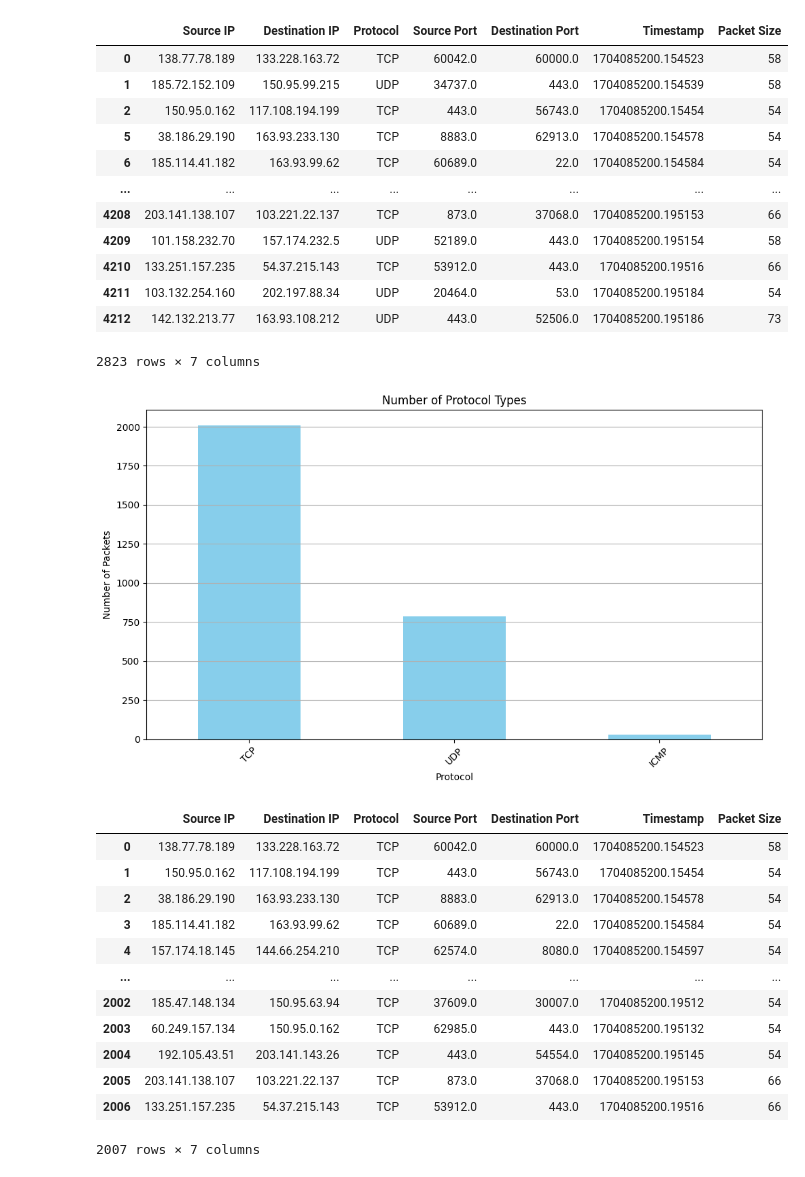
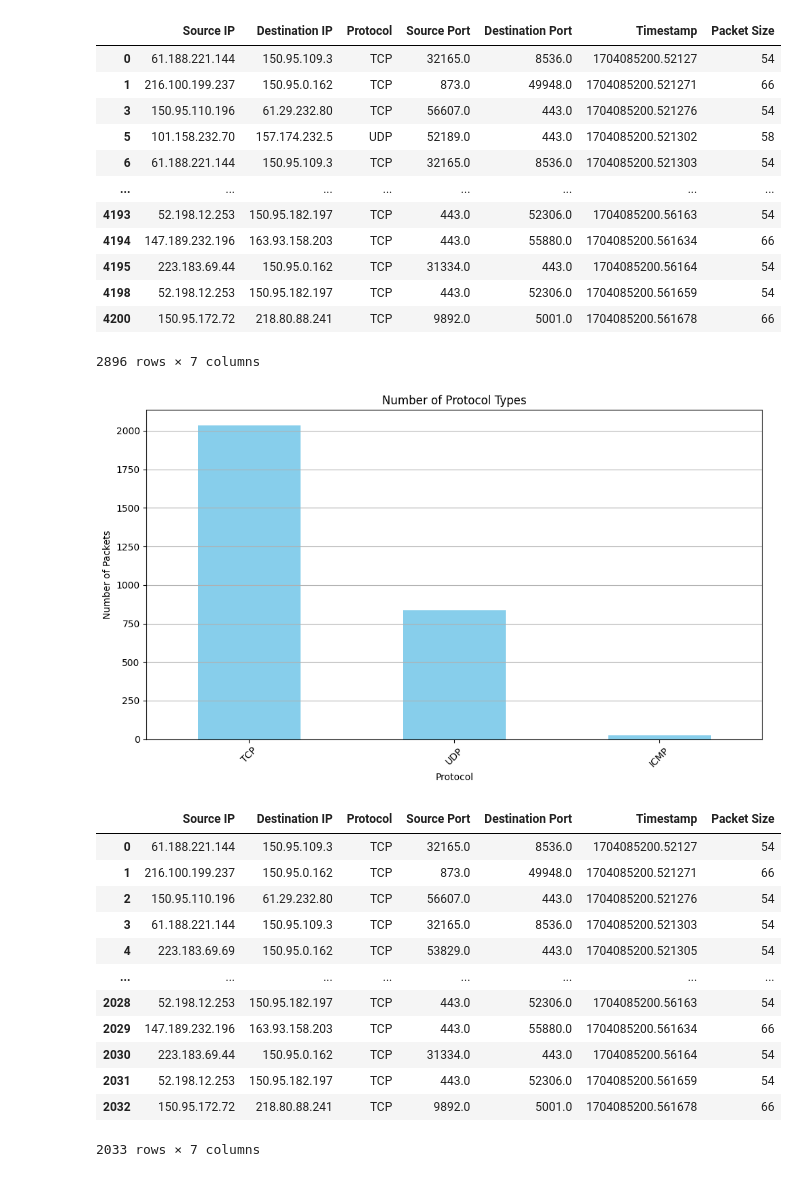
Before and after one commit to yaoyanglee/network-prediction, a Jupyter notebook: datavis.ipynb, the cells around one changed output. Cells and saved outputs as stored; diff of their text form; code cells hidden in the pictures.

```diff
--- a/datavis.ipynb
+++ b/datavis.ipynb
@@ -1,11 +11,6 @@
 # %%
-import pandas as pd
-from scapy.all import rdpcap
-import matplotlib.pyplot as plt
-import numpy as np
-
 # Read PCAP file using Scapy
-packets = rdpcap('data/pcap/2024-dataset1/2024data_00000_20240101120000')
+packets = rdpcap(r"data\pcap\2024-dataset1\2024data1_00009_20240101130000.pcap")
 
 # Extract packet information
 packet_data = []
@@ -20,45 +25,45 @@ for packet in packets:
                 'Destination IP': ip_layer.dst,
                 'Protocol': ip_layer.payload.name,
                 'Source Port': transport_layer.sport if hasattr(transport_layer, 'sport') else None,
                 'Destination Port': transport_layer.dport if hasattr(transport_layer, 'dport') else None,
                 'Timestamp': packet.time,
                 'Packet Size': len(packet)
             }
             packet_data.append(packet_info)
 
         except IndexError:
             packet_info = {
                 'Source IP': ip_layer.src,
                 'Destination IP': ip_layer.dst,
                 'Protocol': ip_layer.payload.name,
                 'Source Port': None,
                 'Destination Port': None,
                 'Timestamp': packet.time,
                 'Packet Size': len(packet)
             }
             packet_data.append(packet_info)
 
 # Convert to Pandas DataFrame
 df = pd.DataFrame(packet_data)
 
 # Drop rows with NaN or None values
 df_cleaned = df.dropna()
 
 df_cleaned
 # %% [output]
 |  | Source IP | Destination IP | Protocol | Source Port | Destination Port | Timestamp | Packet Size |
-| 0 | 138.77.78.189 | 133.228.163.72 | TCP | 60042.0 | 60000.0 | 1704085200.154523 | 58 |
-| 1 | 185.72.152.109 | 150.95.99.215 | UDP | 34737.0 | 443.0 | 1704085200.154539 | 58 |
-| 2 | 150.95.0.162 | 117.108.194.199 | TCP | 443.0 | 56743.0 | 1704085200.15454 | 54 |
-| 5 | 38.186.29.190 | 163.93.233.130 | TCP | 8883.0 | 62913.0 | 1704085200.154578 | 54 |
-| 6 | 185.114.41.182 | 163.93.99.62 | TCP | 60689.0 | 22.0 | 1704085200.154584 | 54 |
+| 0 | 61.188.221.144 | 150.95.109.3 | TCP | 32165.0 | 8536.0 | 1704085200.52127 | 54 |
+| 1 | 216.100.199.237 | 150.95.0.162 | TCP | 873.0 | 49948.0 | 1704085200.521271 | 66 |
+| 3 | 150.95.110.196 | 61.29.232.80 | TCP | 56607.0 | 443.0 | 1704085200.521276 | 54 |
+| 5 | 101.158.232.70 | 157.174.232.5 | UDP | 52189.0 | 443.0 | 1704085200.521302 | 58 |
+| 6 | 61.188.221.144 | 150.95.109.3 | TCP | 32165.0 | 8536.0 | 1704085200.521303 | 54 |
 | ... | ... | ... | ... | ... | ... | ... | ... |
-| 4208 | 203.141.138.107 | 103.221.22.137 | TCP | 873.0 | 37068.0 | 1704085200.195153 | 66 |
-| 4209 | 101.158.232.70 | 157.174.232.5 | UDP | 52189.0 | 443.0 | 1704085200.195154 | 58 |
-| 4210 | 133.251.157.235 | 54.37.215.143 | TCP | 53912.0 | 443.0 | 1704085200.19516 | 66 |
-| 4211 | 103.132.254.160 | 202.197.88.34 | UDP | 20464.0 | 53.0 | 1704085200.195184 | 54 |
-| 4212 | 142.132.213.77 | 163.93.108.212 | UDP | 443.0 | 52506.0 | 1704085200.195186 | 73 |
+| 4193 | 52.198.12.253 | 150.95.182.197 | TCP | 443.0 | 52306.0 | 1704085200.56163 | 54 |
+| 4194 | 147.189.232.196 | 163.93.158.203 | TCP | 443.0 | 55880.0 | 1704085200.561634 | 66 |
+| 4195 | 223.183.69.44 | 150.95.0.162 | TCP | 31334.0 | 443.0 | 1704085200.56164 | 54 |
+| 4198 | 52.198.12.253 | 150.95.182.197 | TCP | 443.0 | 52306.0 | 1704085200.561659 | 54 |
+| 4200 | 150.95.172.72 | 218.80.88.241 | TCP | 9892.0 | 5001.0 | 1704085200.561678 | 66 |
-2823 rows × 7 columns
+2896 rows × 7 columns
 # %%
 # Visualizing the number of packets of each protocol type
 
@@ -76,7 +81,7 @@ plt.grid(axis='y')
 plt.tight_layout()
 plt.show()
 # %% [output]
-[figure, old version]
+[figure, new version]
 # %%
 # Extracting only the TCP packets
 tcp_df = df_cleaned[df_cleaned['Protocol'] == 'TCP']
@@ -85,18 +90,18 @@ tcp_df = tcp_df.reset_index(drop=True)
 tcp_df
 # %% [output]
 |  | Source IP | Destination IP | Protocol | Source Port | Destination Port | Timestamp | Packet Size |
-| 0 | 138.77.78.189 | 133.228.163.72 | TCP | 60042.0 | 60000.0 | 1704085200.154523 | 58 |
-| 1 | 150.95.0.162 | 117.108.194.199 | TCP | 443.0 | 56743.0 | 1704085200.15454 | 54 |
-| 2 | 38.186.29.190 | 163.93.233.130 | TCP | 8883.0 | 62913.0 | 1704085200.154578 | 54 |
-| 3 | 185.114.41.182 | 163.93.99.62 | TCP | 60689.0 | 22.0 | 1704085200.154584 | 54 |
-| 4 | 157.174.18.145 | 144.66.254.210 | TCP | 62574.0 | 8080.0 | 1704085200.154597 | 54 |
+| 0 | 61.188.221.144 | 150.95.109.3 | TCP | 32165.0 | 8536.0 | 1704085200.52127 | 54 |
+| 1 | 216.100.199.237 | 150.95.0.162 | TCP | 873.0 | 49948.0 | 1704085200.521271 | 66 |
+| 2 | 150.95.110.196 | 61.29.232.80 | TCP | 56607.0 | 443.0 | 1704085200.521276 | 54 |
+| 3 | 61.188.221.144 | 150.95.109.3 | TCP | 32165.0 | 8536.0 | 1704085200.521303 | 54 |
+| 4 | 223.183.69.69 | 150.95.0.162 | TCP | 53829.0 | 443.0 | 1704085200.521305 | 54 |
 | ... | ... | ... | ... | ... | ... | ... | ... |
-| 2002 | 185.47.148.134 | 150.95.63.94 | TCP | 37609.0 | 30007.0 | 1704085200.19512 | 54 |
-| 2003 | 60.249.157.134 | 150.95.0.162 | TCP | 62985.0 | 443.0 | 1704085200.195132 | 54 |
-| 2004 | 192.105.43.51 | 203.141.143.26 | TCP | 443.0 | 54554.0 | 1704085200.195145 | 54 |
-| 2005 | 203.141.138.107 | 103.221.22.137 | TCP | 873.0 | 37068.0 | 1704085200.195153 | 66 |
-| 2006 | 133.251.157.235 | 54.37.215.143 | TCP | 53912.0 | 443.0 | 1704085200.19516 | 66 |
+| 2028 | 52.198.12.253 | 150.95.182.197 | TCP | 443.0 | 52306.0 | 1704085200.56163 | 54 |
+| 2029 | 147.189.232.196 | 163.93.158.203 | TCP | 443.0 | 55880.0 | 1704085200.561634 | 66 |
+| 2030 | 223.183.69.44 | 150.95.0.162 | TCP | 31334.0 | 443.0 | 1704085200.56164 | 54 |
+| 2031 | 52.198.12.253 | 150.95.182.197 | TCP | 443.0 | 52306.0 | 1704085200.561659 | 54 |
+| 2032 | 150.95.172.72 | 218.80.88.241 | TCP | 9892.0 | 5001.0 | 1704085200.561678 | 66 |
-2007 rows × 7 columns
+2033 rows × 7 columns
 # %%
 # Finding the number of packets sent between each source and destination
 packet_counts = tcp_df.groupby(
```
Also changed, not shown: parts of 6 cells of this notebook, 1 other file.
